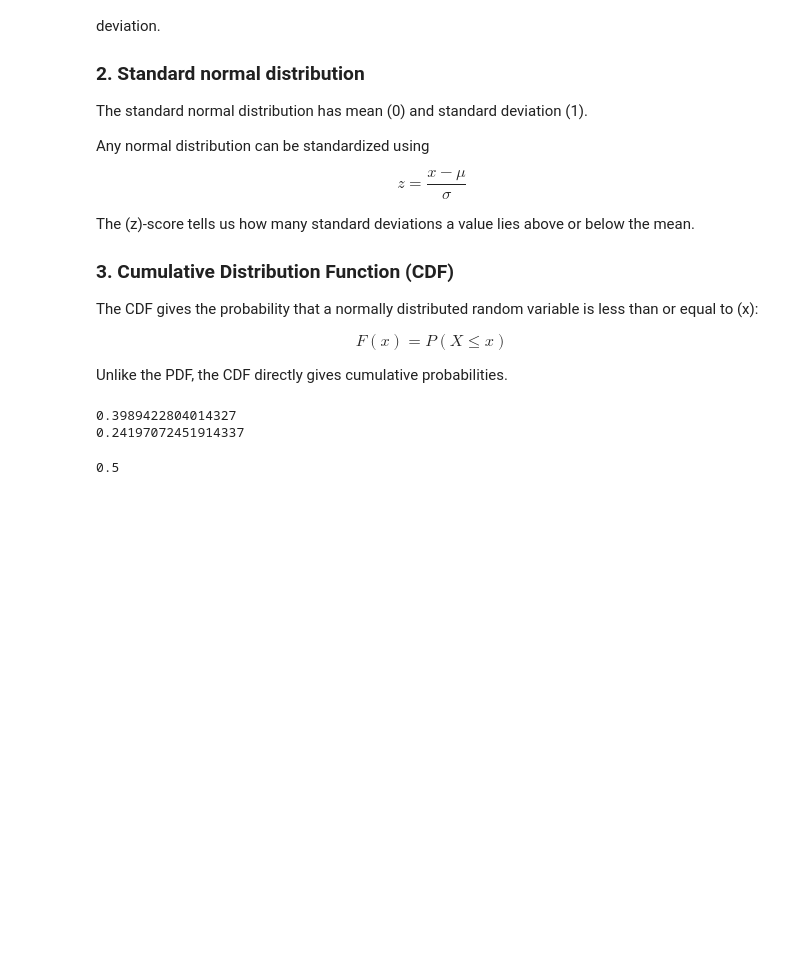
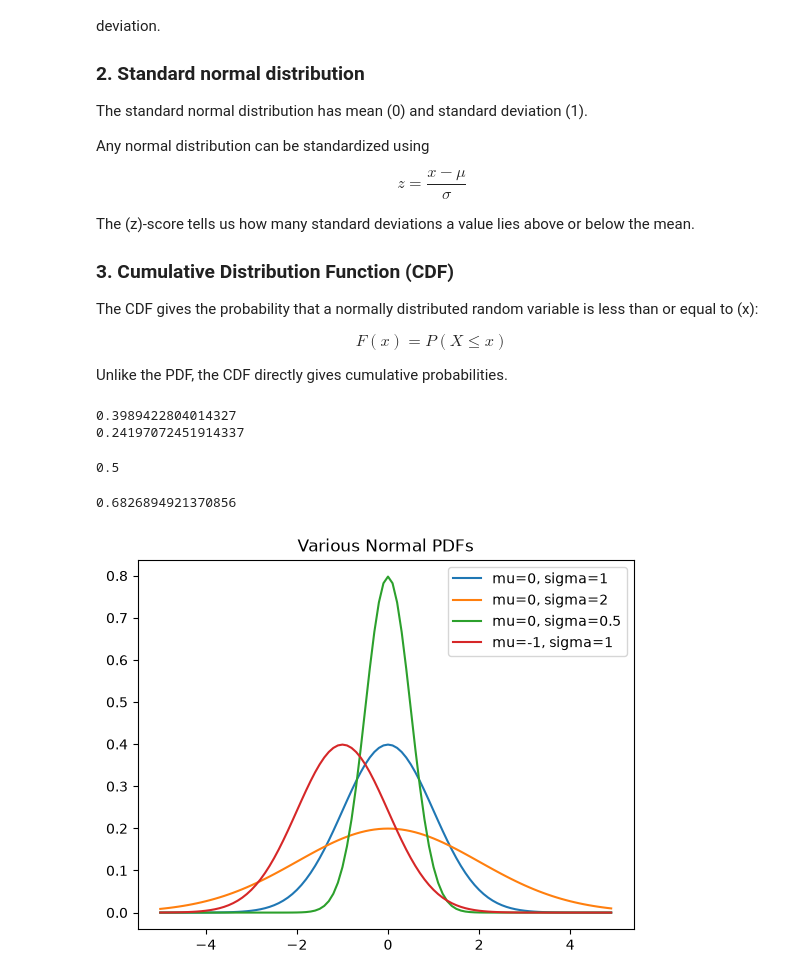
Before and after one commit to mat6099/Machine_Learning_Shelly, a Jupyter notebook: DataScienceFromScratch/CH6_Probability.ipynb, the cells around one changed output. Saved outputs shown, nothing was run; the diff lists cells and outputs as text; code cells hidden in the pictures; blank space fills up the shorter version.

```diff
--- a/DataScienceFromScratch/CH6_Probability.ipynb
+++ b/DataScienceFromScratch/CH6_Probability.ipynb
@@ -379,3 +379,30 @@ def normal_cdf(x, mu=0, sigma=1):
 print(normal_cdf(0))  # 0.5
 # %% [output]
 0.5
+# %%
+def normal_probability_between(lo, hi, mu = 0, sigma = 1):
+    return normal_cdf(hi, mu, sigma) - normal_cdf(lo, mu, sigma)
+
+print(normal_probability_between(-1,1))
+# %% [output]
+0.6826894921370856
+# %%
+# plot different normal PDFs
+import matplotlib.pyplot as plt
+
+xs = [x / 10 for x in range(-50, 50)]
+
+plt.plot(xs, [normal_pdf(x, sigma=1) for x in xs],
+         label="mu=0, sigma=1")
+plt.plot(xs, [normal_pdf(x, sigma=2) for x in xs],
+         label="mu=0, sigma=2")
+plt.plot(xs, [normal_pdf(x, sigma=0.5) for x in xs],
+         label="mu=0, sigma=0.5")
+plt.plot(xs, [normal_pdf(x, mu=-1) for x in xs],
+         label="mu=-1, sigma=1")
+
+plt.legend()
+plt.title("Various Normal PDFs")
+plt.show()
+# %% [output]
+[figure, added]
```
